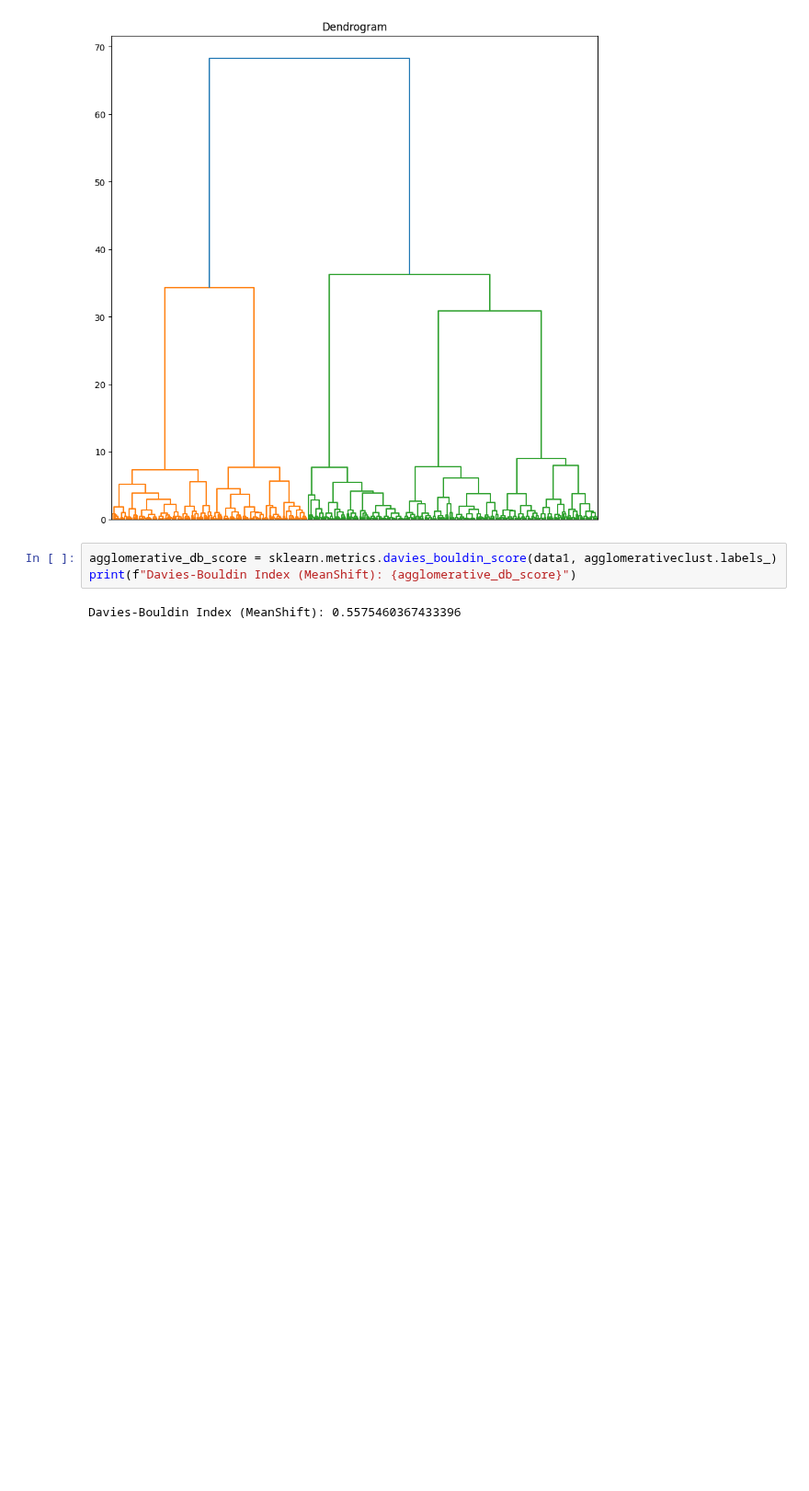
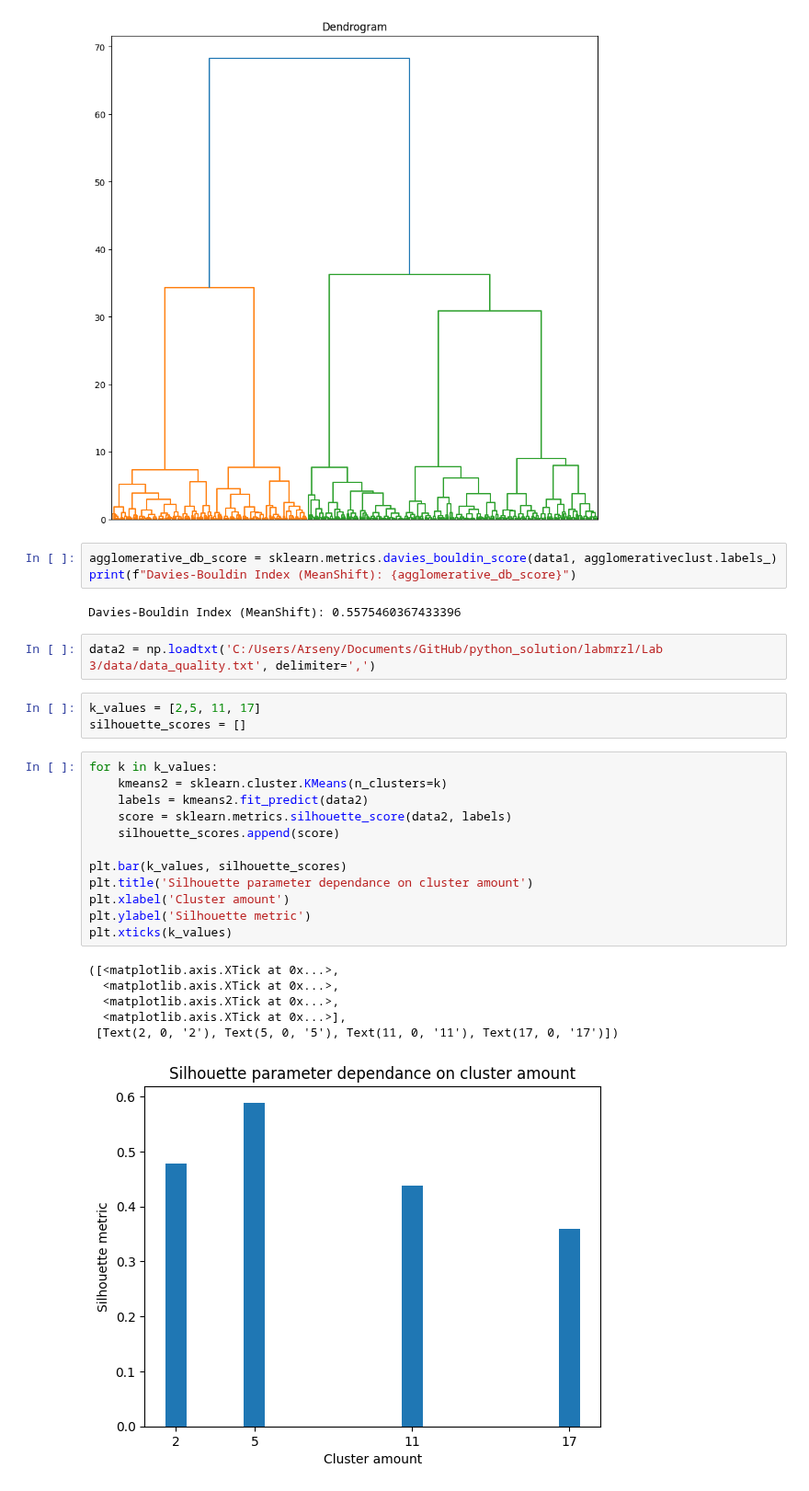
Before and after one commit to need2040/python_solution, a Jupyter notebook: labmrzl/Lab 3/lab3.ipynb, the cells around one changed output. Shown at 92% size. Drawn from its saved outputs; the diff is of its cells as text; blank space fills up the shorter version.

```diff
--- a/labmrzl/Lab 3/lab3.ipynb
+++ b/labmrzl/Lab 3/lab3.ipynb
@@ -128,3 +140,27 @@ agglomerative_db_score = sklearn.metrics.davies_bouldin_score(data1, agglomerati
 print(f"Davies-Bouldin Index (MeanShift): {agglomerative_db_score}")
 # %% [output]
 Davies-Bouldin Index (MeanShift): 0.5575460367433396
+# %%
+data2 = np.loadtxt('C:/Users/Arseny/Documents/GitHub/python_solution/labmrzl/Lab 3/data/data_quality.txt', delimiter=',')
+# %%
+k_values = [2,5, 11, 17]
+silhouette_scores = []
+# %%
+for k in k_values:
+    kmeans2 = sklearn.cluster.KMeans(n_clusters=k)
+    labels = kmeans2.fit_predict(data2)
+    score = sklearn.metrics.silhouette_score(data2, labels)
+    silhouette_scores.append(score)
+
+plt.bar(k_values, silhouette_scores)
+plt.title('Silhouette parameter dependance on cluster amount')
+plt.xlabel('Cluster amount')
+plt.ylabel('Silhouette metric')
+plt.xticks(k_values)
+# %% [output]
+([<matplotlib.axis.XTick at 0x...>,
+  <matplotlib.axis.XTick at 0x...>,
+  <matplotlib.axis.XTick at 0x...>,
+  <matplotlib.axis.XTick at 0x...>],
+ [Text(2, 0, '2'), Text(5, 0, '5'), Text(11, 0, '11'), Text(17, 0, '17')])
+[figure, added]
```
Also changed, not shown: parts of 4 cells of this notebook.
